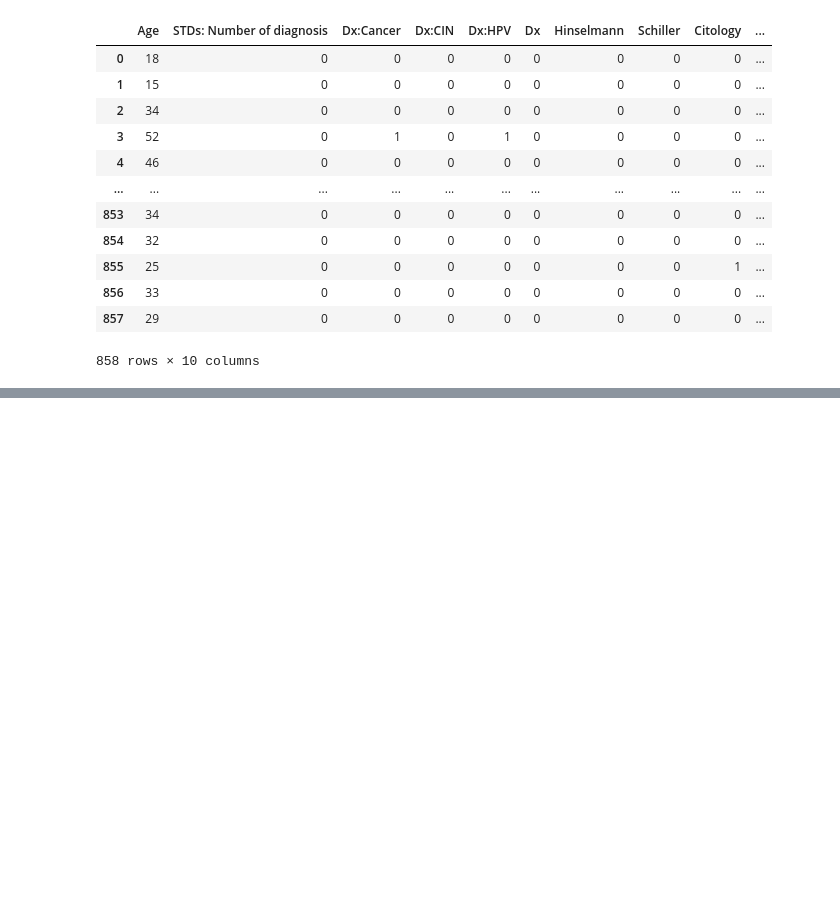
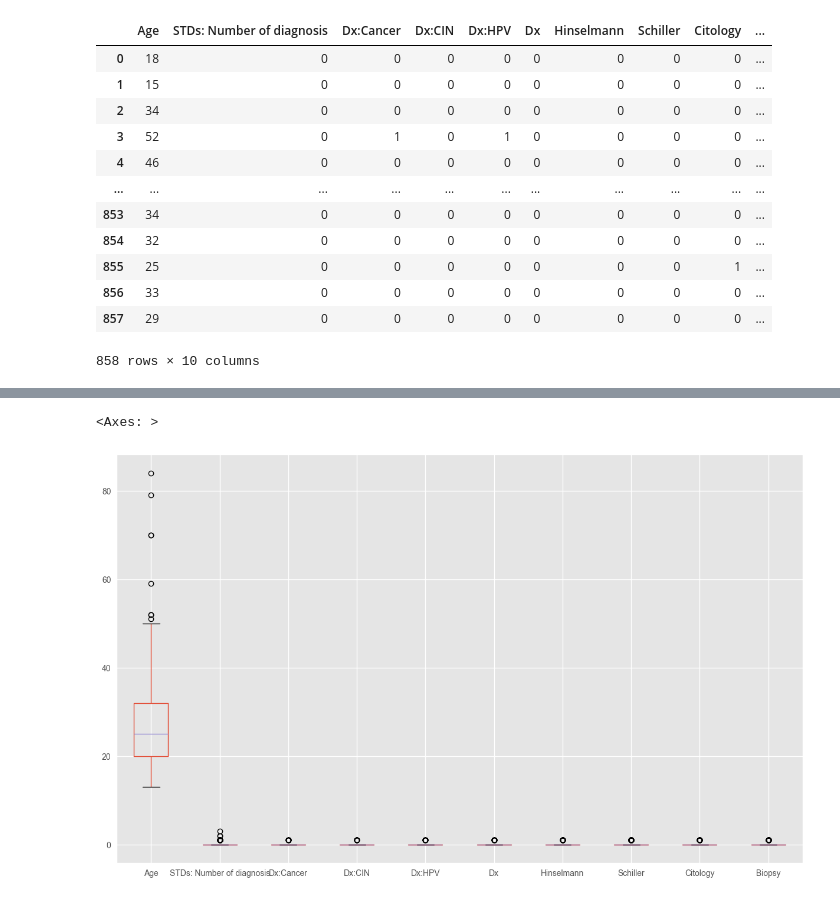
Before and after one commit to JDgomez2002/data-science-labs, a Jupyter notebook: lab01/lab1.ipynb, the cells around one changed output, grey strips where cells are left out. Cells and saved outputs as stored; diff of their text form; code cells hidden in the pictures; blank space fills up the shorter version.

```diff
--- a/lab01/lab1.ipynb
+++ b/lab01/lab1.ipynb
@@ -110,0 +146,5 @@ numeric
+# %%
+numeric.boxplot()
+# %% [output]
+<Axes: >
+[figure, added]
```
Also changed, not shown: parts of 6 cells of this notebook.
